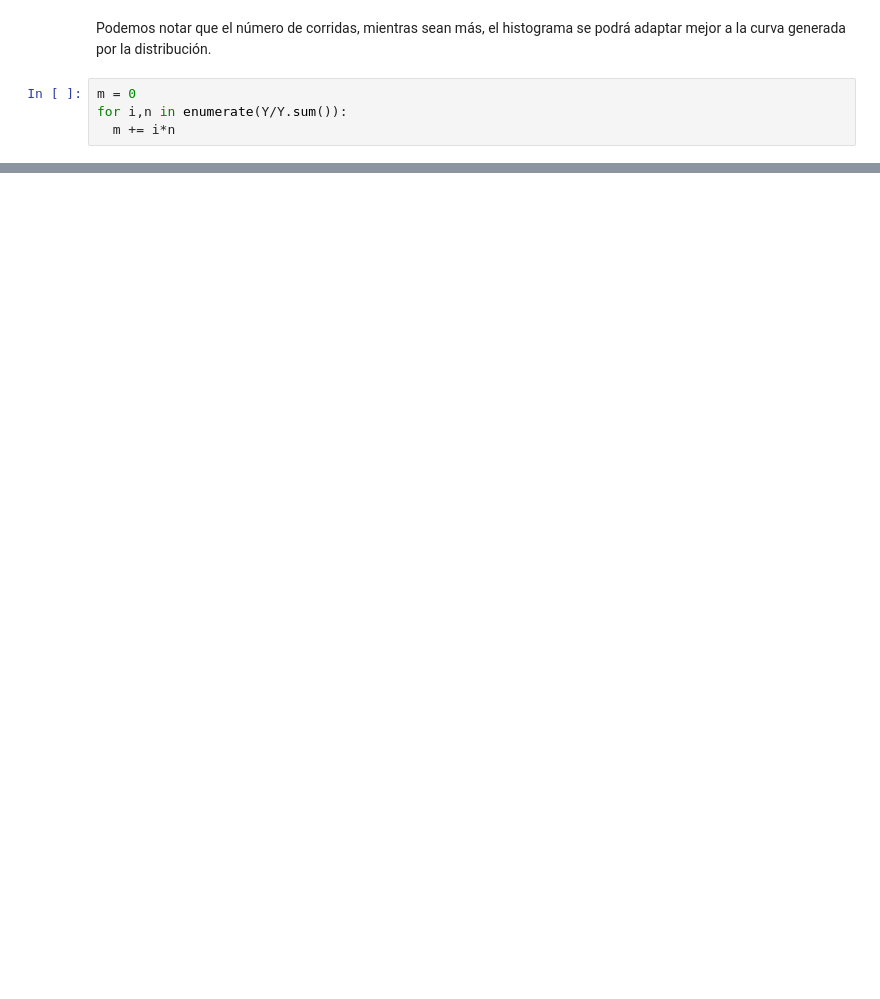
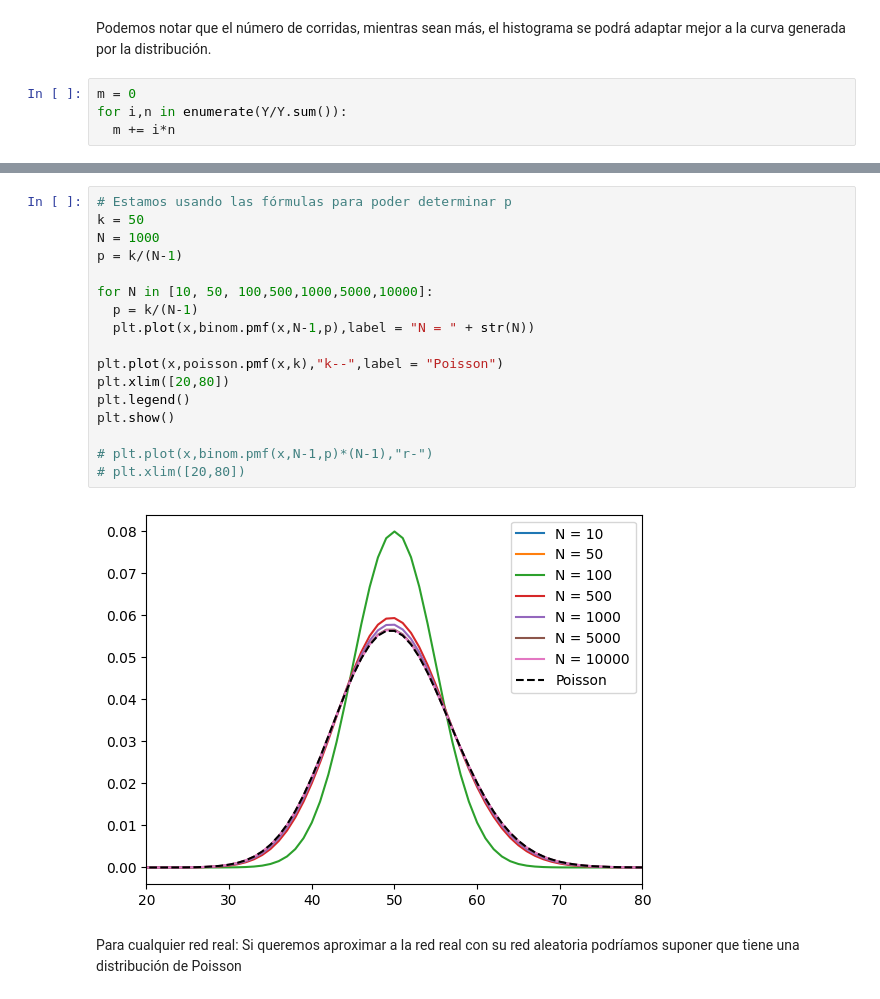
Before and after one commit to pplalo/Quack, a Jupyter notebook: Ciencia_de_Redes/Práctica_5_6.ipynb, the cells around one changed output, grey strips where cells are left out. Cells and saved outputs as stored; diff of their text form; blank space fills up the shorter version.

```diff
--- a/Ciencia_de_Redes/Práctica_5_6.ipynb
+++ b/Ciencia_de_Redes/Práctica_5_6.ipynb
@@ -73,0 +77,21 @@ plt.show()
+# %%
+# Estamos usando las fórmulas para poder determinar p
+k = 50
+N = 1000
+p = k/(N-1)
+
+for N in [10, 50, 100,500,1000,5000,10000]:
+  p = k/(N-1)
+  plt.plot(x,binom.pmf(x,N-1,p),label = "N = " + str(N))
+
+plt.plot(x,poisson.pmf(x,k),"k--",label = "Poisson")
+plt.xlim([20,80])
+plt.legend()
+plt.show()
+
+# plt.plot(x,binom.pmf(x,N-1,p)*(N-1),"r-")
+# plt.xlim([20,80])
+# %% [output]
+[figure, added]
+# %% [markdown]
+Para cualquier red real: Si queremos aproximar a la red real con su red aleatoria podríamos suponer que tiene una distribución de Poisson
```
Also changed, not shown: parts of 6 cells of this notebook.
